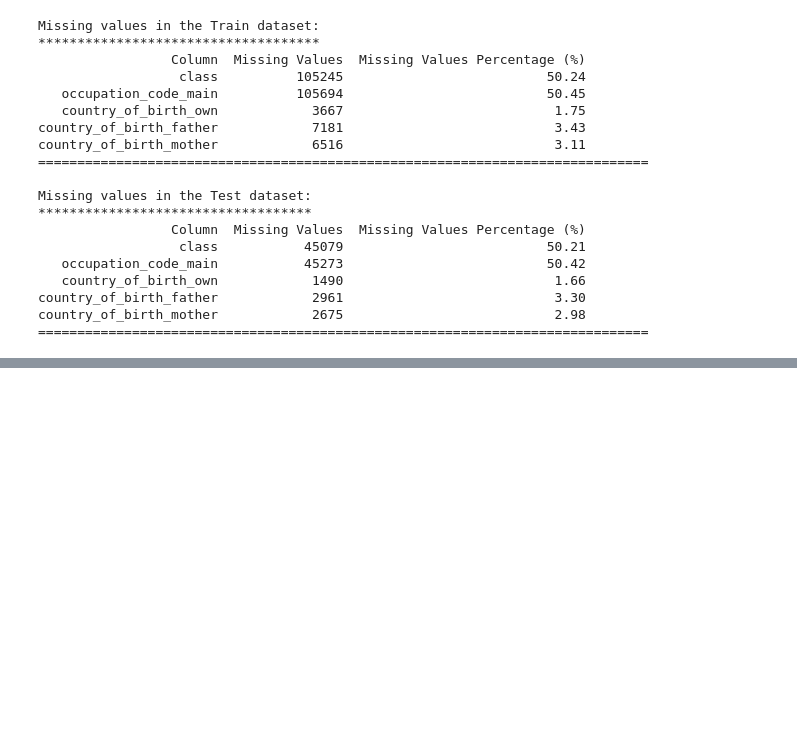
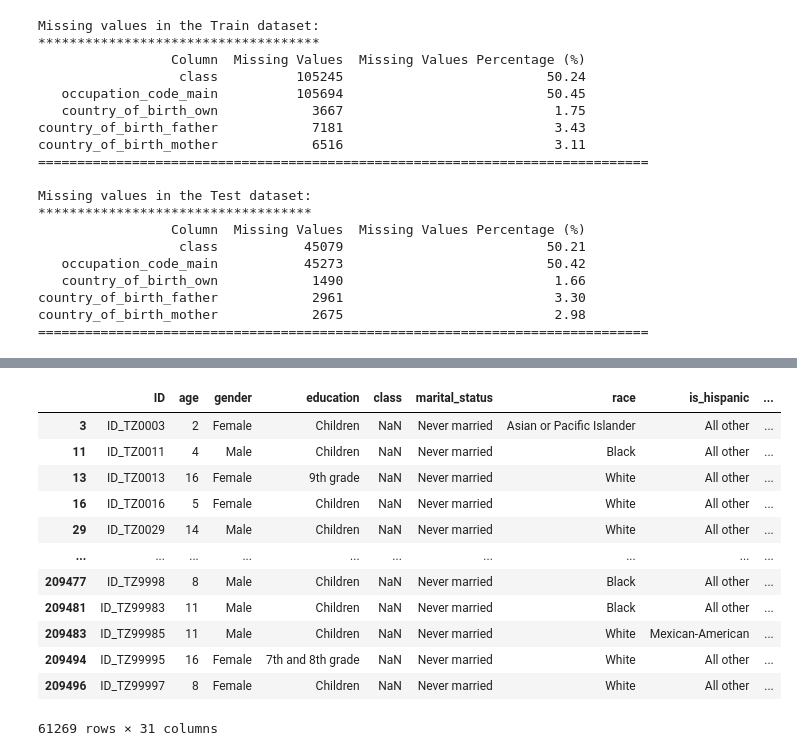
Before and after one commit to rasmodev/Income-Prediction-Challenge-For-Azubian, a Jupyter notebook: Income_Prediction.ipynb, the cells around one changed output, grey strips where cells are left out. Drawn from its saved outputs; the diff is of its cells as text; code cells hidden in the pictures; blank space fills up the shorter version.

```diff
--- a/Income_Prediction.ipynb
+++ b/Income_Prediction.ipynb
@@ -662,0 +638,17 @@ We observed that the 'class' and 'occupation_code_main' columns have leading bla
+# %%
+children_df = train_df[train_df["age"]<=18]
+children_df
+# %% [output]
+|  | ID | age | gender | education | class | marital_status | race | is_hispanic | ... |
+| 3 | ID_TZ0003 | 2 | Female | Children | NaN | Never married | Asian or Pacific Islander | All other | ... |
+| 11 | ID_TZ0011 | 4 | Male | Children | NaN | Never married | Black | All other | ... |
+| 13 | ID_TZ0013 | 16 | Female | 9th grade | NaN | Never married | White | All other | ... |
+| 16 | ID_TZ0016 | 5 | Female | Children | NaN | Never married | White | All other | ... |
+| 29 | ID_TZ0029 | 14 | Male | Children | NaN | Never married | White | All other | ... |
+| ... | ... | ... | ... | ... | ... | ... | ... | ... | ... |
+| 209477 | ID_TZ9998 | 8 | Male | Children | NaN | Never married | Black | All other | ... |
+| 209481 | ID_TZ99983 | 11 | Male | Children | NaN | Never married | Black | All other | ... |
+| 209483 | ID_TZ99985 | 11 | Male | Children | NaN | Never married | White | Mexican-American | ... |
+| 209494 | ID_TZ99995 | 16 | Female | 7th and 8th grade | NaN | Never married | White | All other | ... |
+| 209496 | ID_TZ99997 | 8 | Female | Children | NaN | Never married | White | All other | ... |
+61269 rows × 31 columns
```
Also changed, not shown: parts of 25 cells of this notebook.
